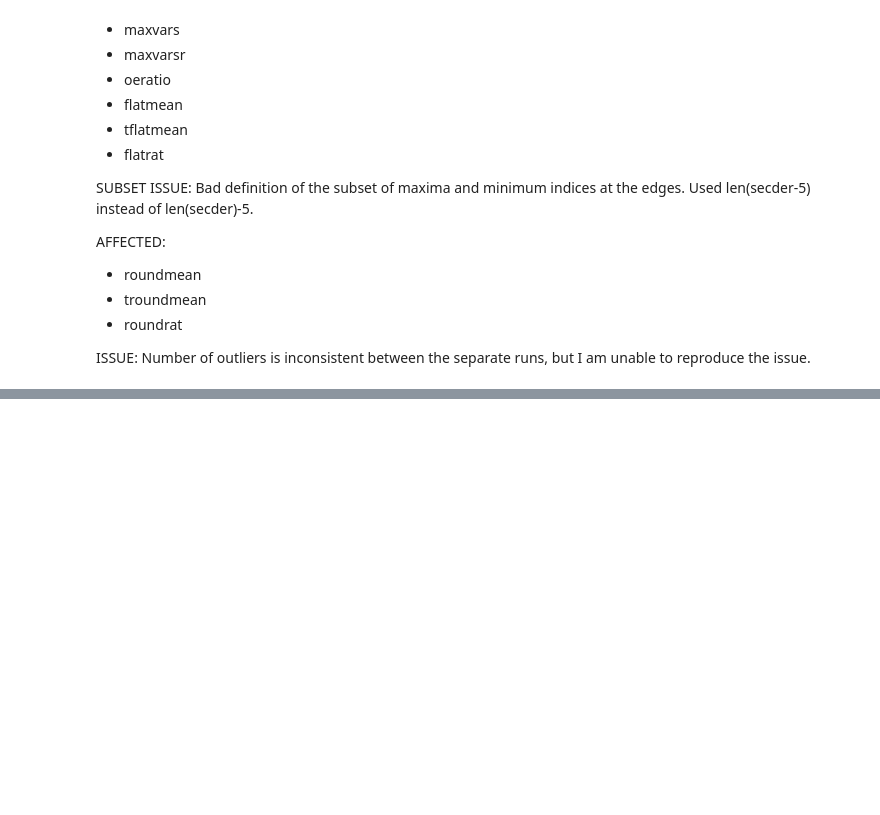
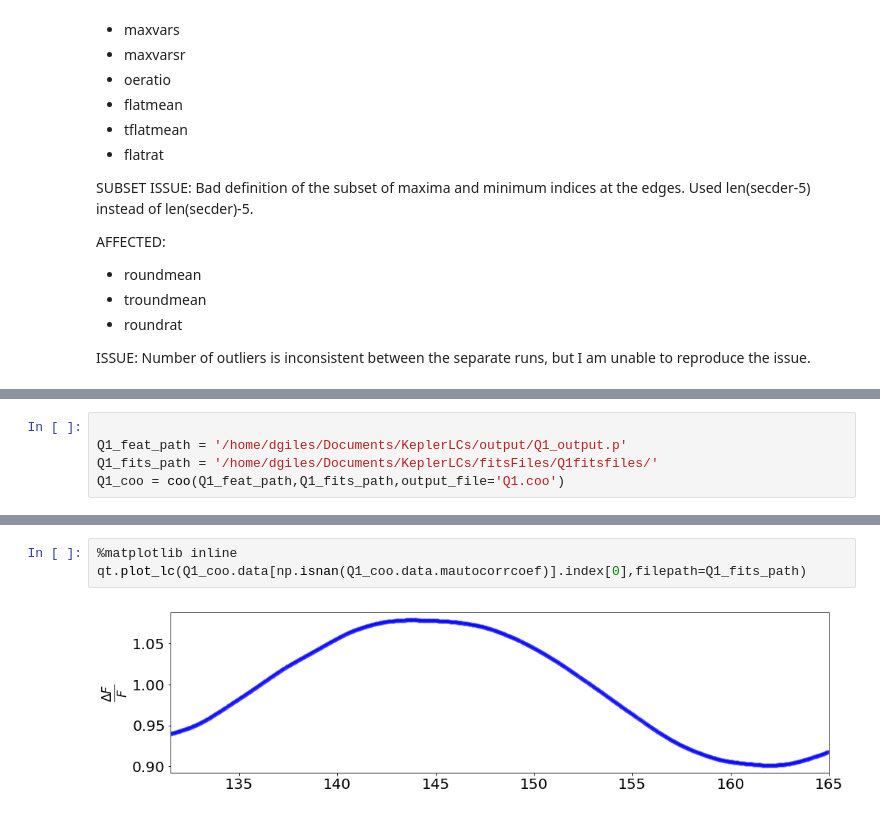
Before and after one commit to d-giles/lcfeatures, a Jupyter notebook: Work Space.ipynb, the cells around one changed output, grey strips where cells are left out. Drawn from its saved outputs; the diff is of its cells as text; blank space fills up the shorter version.

```diff
--- a/Work Space.ipynb
+++ b/Work Space.ipynb
@@ -1497,0 +1519,5 @@ df_comp
+# %%
+
+Q1_feat_path = '/home/dgiles/Documents/KeplerLCs/output/Q1_output.p'
+Q1_fits_path = '/home/dgiles/Documents/KeplerLCs/fitsFiles/Q1fitsfiles/'
+Q1_coo = coo(Q1_feat_path,Q1_fits_path,output_file='Q1.coo')
@@ -1497,0 +1537,5 @@ df_comp
+# %%
+%matplotlib inline
+qt.plot_lc(Q1_coo.data[np.isnan(Q1_coo.data.mautocorrcoef)].index[0],filepath=Q1_fits_path)
+# %% [output]
+[figure, added]
```
Also changed, not shown: parts of 8 cells of this notebook, 6 other files.
